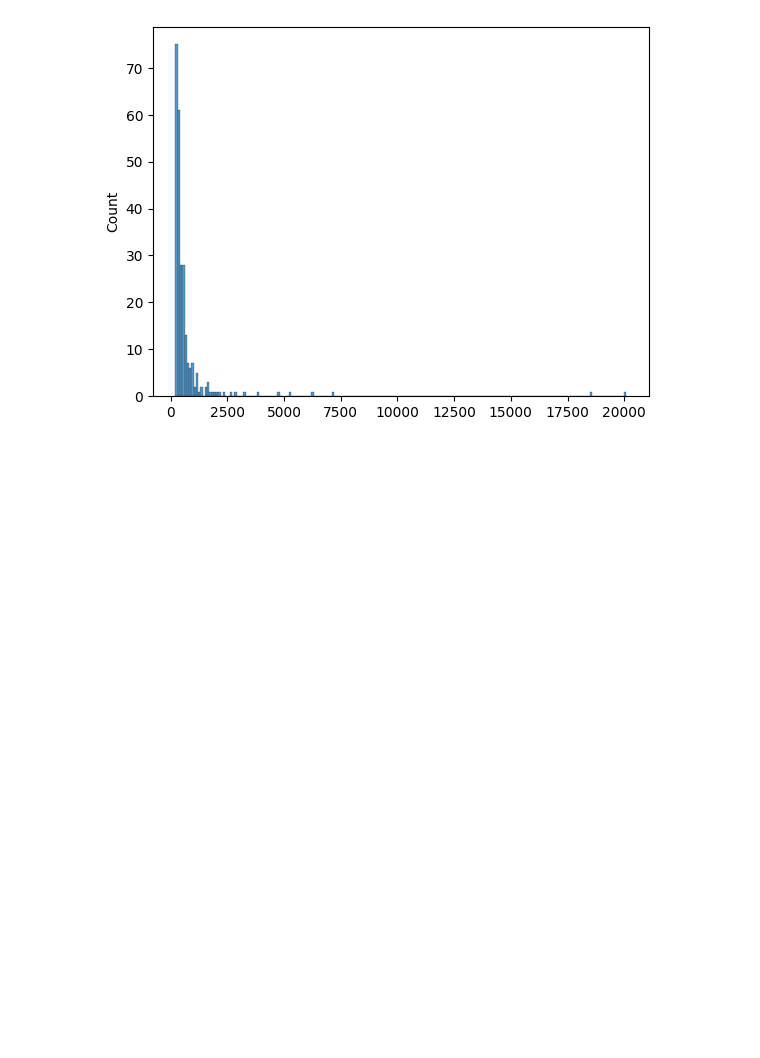
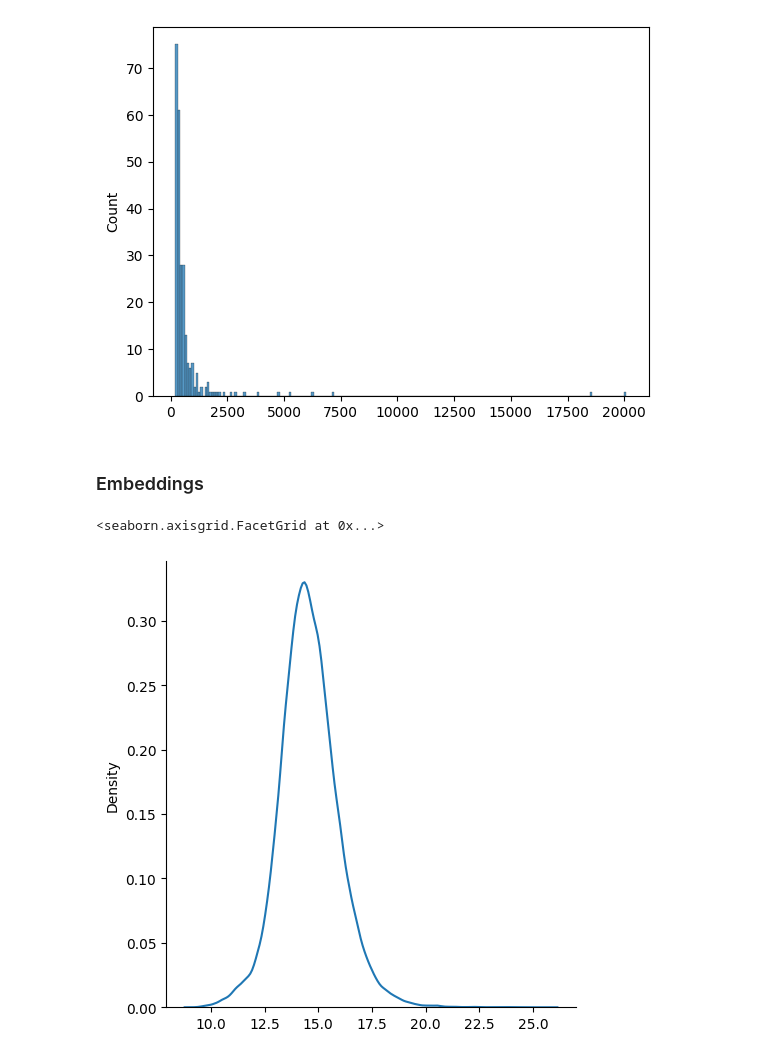
Before and after one commit to artvopilov/yandex_cup_2023, a Jupyter notebook: notebooks/analysis.ipynb, the cells around one changed output. Cells and saved outputs as stored; diff of their text form; code cells hidden in the pictures; blank space fills up the shorter version.

```diff
--- a/notebooks/analysis.ipynb
+++ b/notebooks/analysis.ipynb
@@ -81,3 +86,20 @@ sns.histplot(tag_counts)
 # %% [output]
 <Axes: ylabel='Count'>
 [figure]
+# %% [markdown]
+### Embeddings
+# %%
+track_id_to_embeddings = {}
+for fn in tqdm(os.listdir(EMBEDDINGS_DIR)):
+    fp = f"{EMBEDDINGS_DIR}/{fn}"
+
+    track_id = fn.split('.')[0]
+    embeddings = np.load(fp)
+    track_id_to_embeddings[track_id] = embeddings
+# %%
+norms = [np.mean([np.linalg.norm(e) for e in embeds]) for embeds in tqdm(track_id_to_embeddings.values())]
+# %%
+sns.displot(norms, kind="kde")
+# %% [output]
+<seaborn.axisgrid.FacetGrid at 0x...>
+[figure, added]
```
Also changed, not shown: parts of 3 cells of this notebook, 8 other files.
